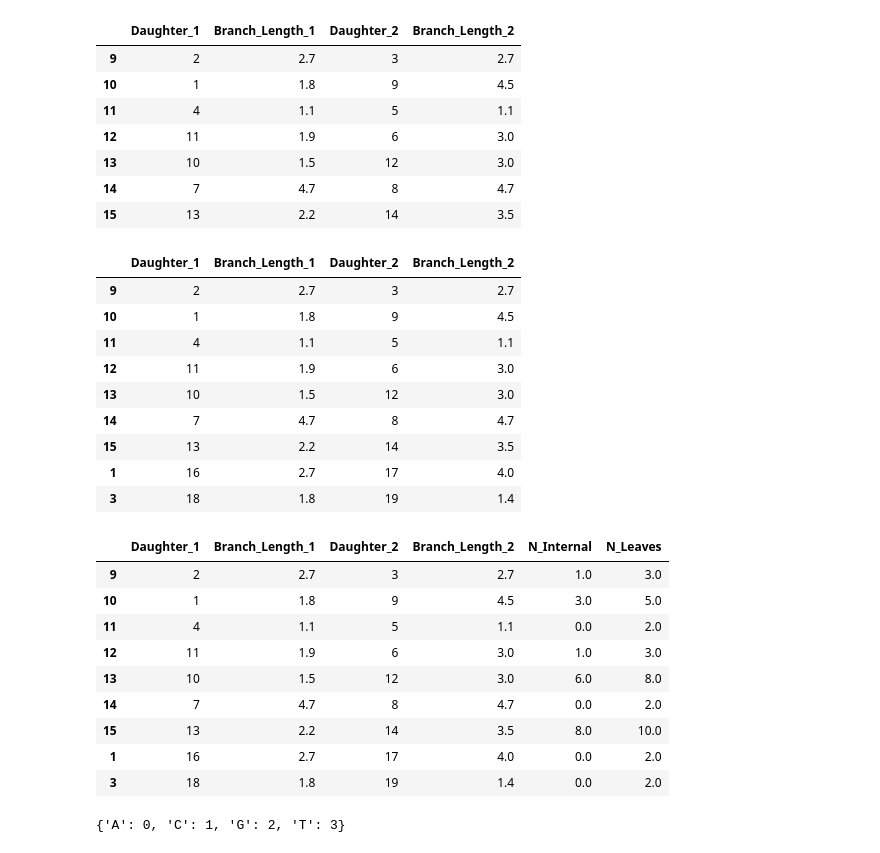
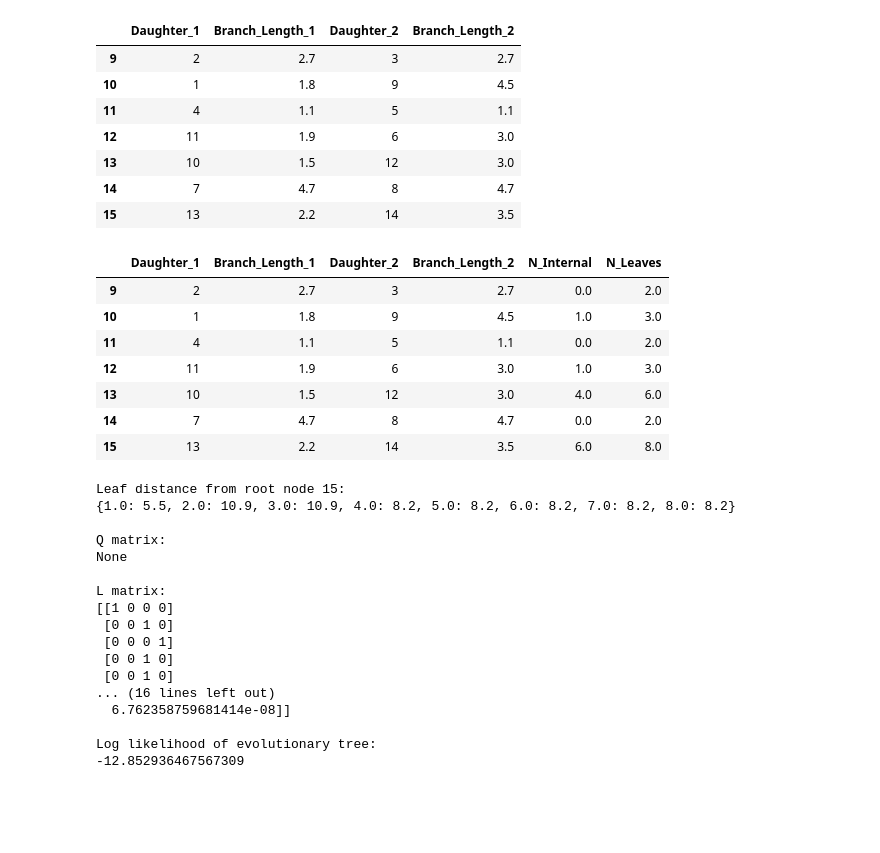
Before and after one commit to TomMakesThings/Phylogenetic-Tree-Inference, a Jupyter notebook: Phylogenetics.ipynb, the cells around one changed output. Cells and saved outputs as stored; diff of their text form; code cells hidden in the pictures; blank space fills up the shorter version.

Commit message:
Fixed tree likelihood

```diff
--- a/Phylogenetics.ipynb
+++ b/Phylogenetics.ipynb
@@ -189,55 +207,45 @@ class TreeInference():
-# %%
-tree_df2 = tree_df.append(pd.DataFrame({"Daughter_1": [16, 18],
-                          "Branch_Length_1": [2.7, 1.8],
-                          "Daughter_2": [17, 19],
-                          "Branch_Length_2": [4, 1.4]},
-                        index = [1, 3]))
-
-tree_leaves2 = {1: "A", 2: "G", 3: "T", 4: "G", 5: "G", 6: "G", 7: "C", 8: "G",
-                16: "C", 17: "A", 18: "A", 19: "G"}
-
-display(tree_df2)
-# %% [output]
-|  | Daughter_1 | Branch_Length_1 | Daughter_2 | Branch_Length_2 |
-| 9 | 2 | 2.7 | 3 | 2.7 |
-| 10 | 1 | 1.8 | 9 | 4.5 |
-| 11 | 4 | 1.1 | 5 | 1.1 |
-| 12 | 11 | 1.9 | 6 | 3.0 |
-| 13 | 10 | 1.5 | 12 | 3.0 |
-| 14 | 7 | 4.7 | 8 | 4.7 |
-| 15 | 13 | 2.2 | 14 | 3.5 |
-| 1 | 16 | 2.7 | 17 | 4.0 |
-| 3 | 18 | 1.8 | 19 | 1.4 |
 # %%
 tree_leaves = {1: "A", 2: "G", 3: "T", 4: "G", 5: "G", 6: "G", 7: "C", 8: "G"}
 
-inference = TreeInference(tree_df2, mu = 0.01, pi = [1/4, 1/4, 1/4, 1/4],
-                          leaf_values = tree_leaves2)
+# Create tree from data
+tree_inference = TreeInference(tree_df, mu = 0.01,
+                               pi = [1/4, 1/4, 1/4, 1/4],
+                               leaf_values = tree_leaves)
+# View the updated data frame
+display(tree_inference.tree_data)
 
-display(inference.tree_data)
+# Print the distances from the root to each leaf
+print("Leaf distance from root node " + str(tree_inference.root_node) + ":")
+print(tree_inference.root_leaf_dist)
 
-# print("Distance for each leaf from root:")
-# print(inference.root_leaf_dist)
-
-# print("\nQ matrix: \n" + str(inference.Q))
-
-# print("\nP matrix: \n" + str(inference.P))
-
-print(inference.matrix_idx)
-
-inference.calculateLikelihood()
-
-
-inference.L
+# Calculate likelihood for a given mu
+tree_inference.calculateLikelihood(tree_inference.mu)
+print("\nQ matrix: \n" + str(tree_inference.Q))
+print("\nL matrix: \n" + str(tree_inference.L))
+print("\nLog likelihood of evolutionary tree: \n" + str(tree_inference.L_root))
 # %% [output]
 |  | Daughter_1 | Branch_Length_1 | Daughter_2 | Branch_Length_2 | N_Internal | N_Leaves |
-| 9 | 2 | 2.7 | 3 | 2.7 | 1.0 | 3.0 |
-| 10 | 1 | 1.8 | 9 | 4.5 | 3.0 | 5.0 |
+| 9 | 2 | 2.7 | 3 | 2.7 | 0.0 | 2.0 |
+| 10 | 1 | 1.8 | 9 | 4.5 | 1.0 | 3.0 |
 | 11 | 4 | 1.1 | 5 | 1.1 | 0.0 | 2.0 |
 | 12 | 11 | 1.9 | 6 | 3.0 | 1.0 | 3.0 |
-| 13 | 10 | 1.5 | 12 | 3.0 | 6.0 | 8.0 |
+| 13 | 10 | 1.5 | 12 | 3.0 | 4.0 | 6.0 |
 | 14 | 7 | 4.7 | 8 | 4.7 | 0.0 | 2.0 |
-| 15 | 13 | 2.2 | 14 | 3.5 | 8.0 | 10.0 |
-| 1 | 16 | 2.7 | 17 | 4.0 | 0.0 | 2.0 |
-| 3 | 18 | 1.8 | 19 | 1.4 | 0.0 | 2.0 |
+| 15 | 13 | 2.2 | 14 | 3.5 | 6.0 | 8.0 |
-{'A': 0, 'C': 1, 'G': 2, 'T': 3}
+Leaf distance from root node 15:
+{1.0: 5.5, 2.0: 10.9, 3.0: 10.9, 4.0: 8.2, 5.0: 8.2, 6.0: 8.2, 7.0: 8.2, 8.0: 8.2}
+
+Q matrix:
+None
+
+L matrix:
+[[1 0 0 0]
+ [0 0 1 0]
+ [0 0 0 1]
+ [0 0 1 0]
+ [0 0 1 0]
+... (16 lines left out)
+  6.762358759681414e-08]]
+
+Log likelihood of evolutionary tree:
+-12.852936467567309
```
Also changed, not shown: parts of 9 cells of this notebook, 1 other file.
